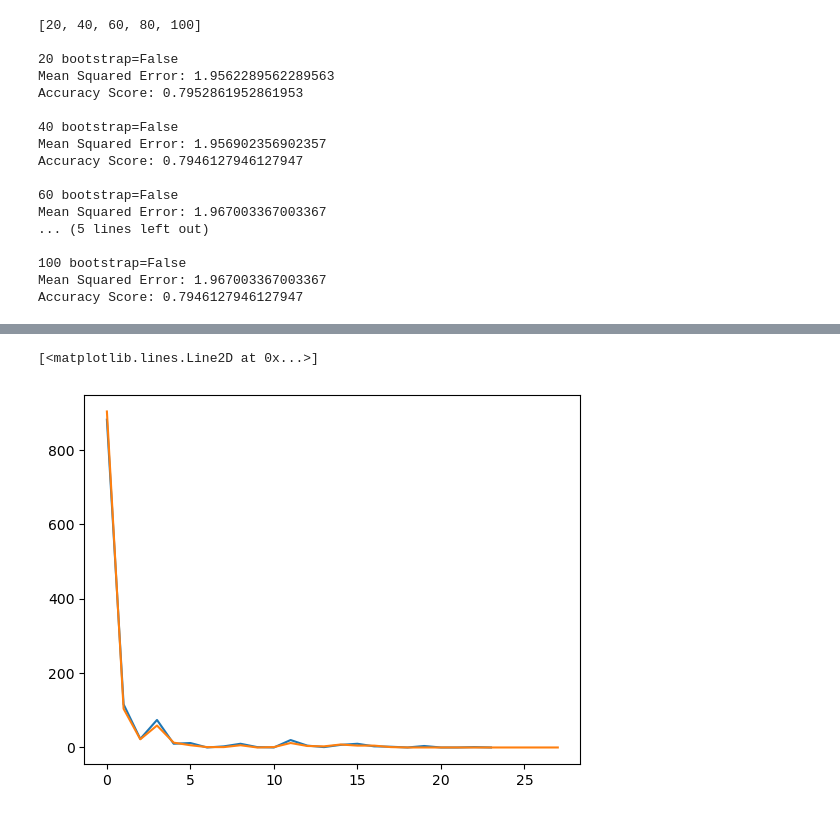
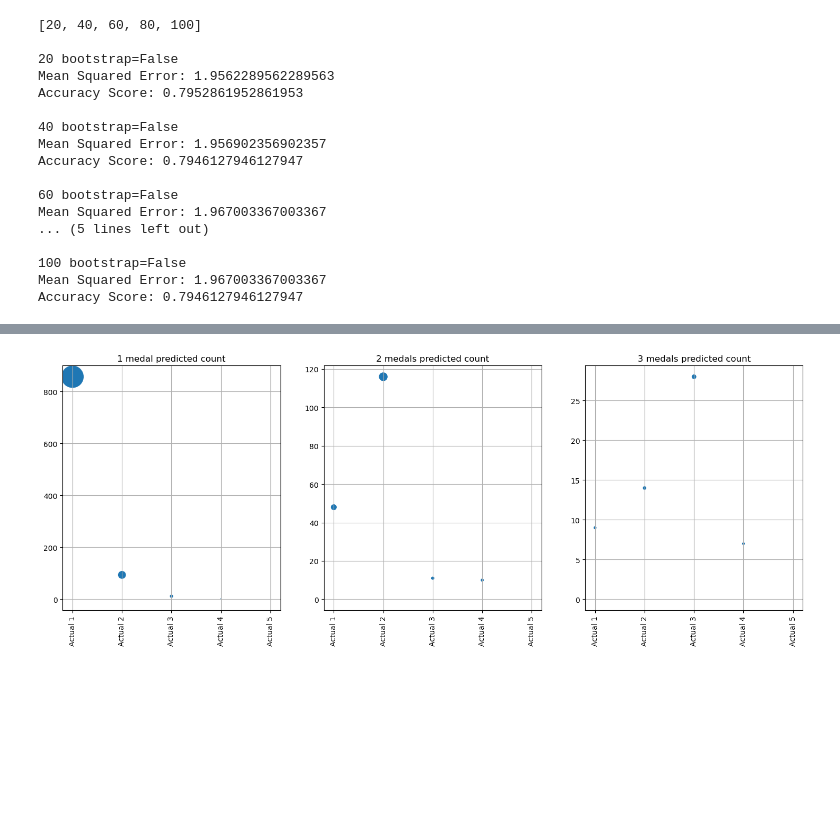
Before and after one commit to JuanTenopala/Project_4, a Jupyter notebook: Data/project_4.ipynb, the cells around one changed output, grey strips where cells are left out. Drawn from its saved outputs; the diff is of its cells as text; code cells hidden in the pictures; blank space fills up the shorter version.

```diff
--- a/Data/project_4.ipynb
+++ b/Data/project_4.ipynb
@@ -726,0 +718,20 @@ array([903, 104,  22,  59,  13,   6,   1,   1,   6,   0,   1,  12,   4,
+# %%
+#plt.scatter(x=rf_cm_df_final.columns, y=rf_cm_df_final.index)
+fig, (ax1, ax2, ax3) = plt.subplots(nrows=1, ncols=3, figsize=(18, 6))
+ax1.scatter(rf_cm_df_final.index[:5], rf_cm_df_final["Predicted 1"][:5], s=rf_cm_df_final["Predicted 1"][:5])
+ax1.set_xticks(ticks=rf_cm_df_final.index[:5], labels=rf_cm_df_final.index[:5], rotation='vertical')
+ax1.set_title('1 medal predicted count')
+ax1.grid(visible=True, which='major')
+ax2.scatter(rf_cm_df_final.index[:5], rf_cm_df_final["Predicted 2"][:5], s=rf_cm_df_final["Predicted 2"][:5])
+ax2.set_xticks(ticks=rf_cm_df_final.index[:5], labels=rf_cm_df_final.index[:5], rotation='vertical')
+ax2.set_title('2 medals predicted count')
+ax2.grid(visible=True, which='major')
+ax3.scatter(rf_cm_df_final.index[:5], rf_cm_df_final["Predicted 3"][:5], s=rf_cm_df_final["Predicted 3"][:5])
+ax3.set_xticks(ticks=rf_cm_df_final.index[:5], labels=rf_cm_df_final.index[:5], rotation='vertical')
+ax3.set_title('3 medals predicted count')
+ax3.grid(visible=True, which='major')
+#plt.title('Medal quantity \n vs Accurate predictions')
+#plt.xticks(rotation='vertical')
+plt.show()
+# %% [output]
+[figure, added]
@@ -727,7 +741,4 @@ array([903, 104,  22,  59,  13,   6,   1,   1,   6,   0,   1,  12,   4,
 # %%
-plt.plot(np.diag(lrm_cm_df.to_numpy()))
-plt.plot(np.diag(rf_cm_df_final.to_numpy()))
+#plt.plot(np.diag(lrm_cm_df.to_numpy()))
+#plt.plot(np.diag(rf_cm_df_final.to_numpy()))
-# %% [output]
-[<matplotlib.lines.Line2D at 0x...>]
-[figure, removed]
 # %%
```
Also changed, not shown: parts of 24 cells of this notebook.
